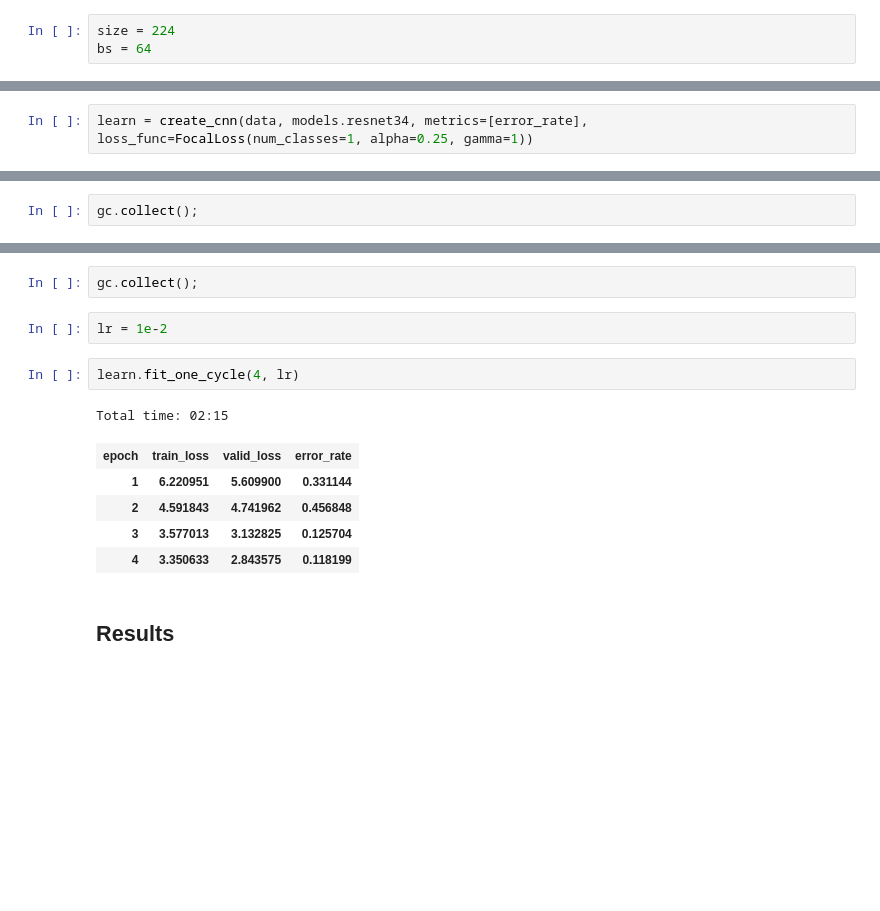
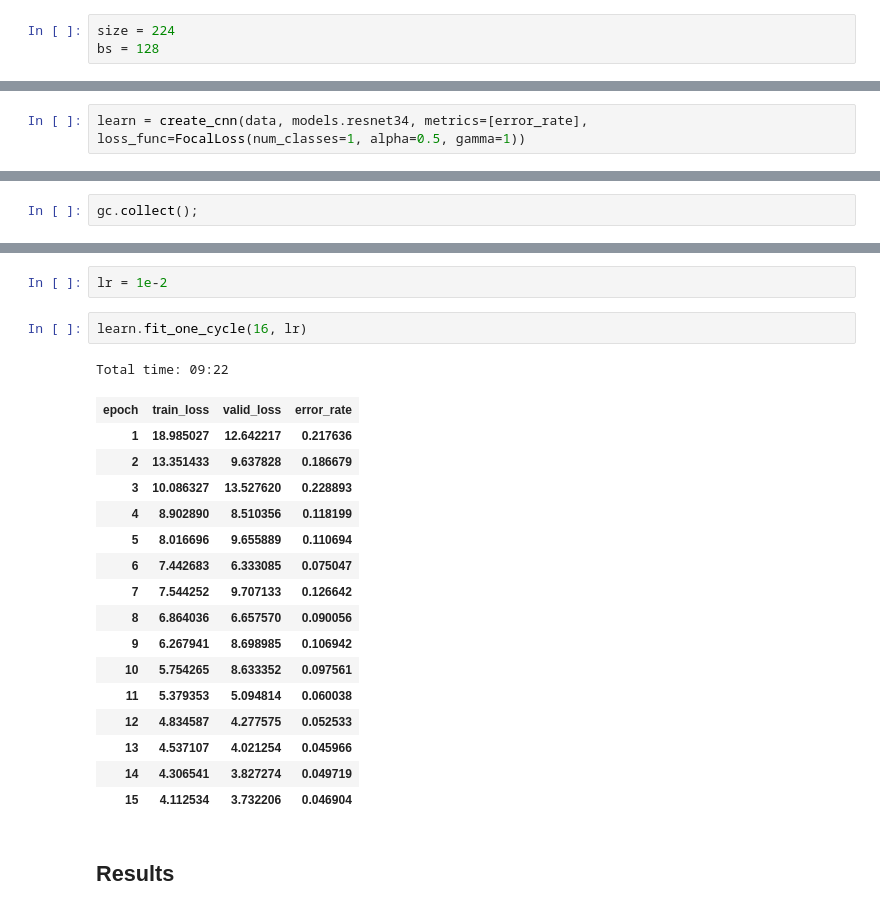
Before and after one commit to ChristianMarzahl/ISBI2019_WhiteBloodCancer, a Jupyter notebook: baseline.ipynb, the cells around one changed output, grey strips where cells are left out. Saved outputs shown, nothing was run; the diff lists cells and outputs as text; blank space fills up the shorter version.

```diff
--- a/baseline.ipynb
+++ b/baseline.ipynb
@@ -72,7 +72,7 @@ print(channel_std)
 pat = re.compile(r'^.*(hem|all).bmp$')
 # %%
 size = 224
-bs = 64
+bs = 128
 # %%
 data  = (ImageDataBunch.from_name_re(path, fnames, pat, ds_tfms=tfms, size=224, bs=bs, valid_pct=0.1)
        ).normalize() #(channel_mean, channel_std)
@@ -117,4 +118,4 @@ class FocalLoss(nn.Module):
         w = self.alpha*t + (1-self.alpha)*(1-t)
         return w * (1-pt).pow(self.gamma)
 # %%
-learn = create_cnn(data, models.resnet34, metrics=[error_rate], loss_func=FocalLoss(num_classes=1, alpha=0.25, gamma=1))
+learn = create_cnn(data, models.resnet34, metrics=[error_rate], loss_func=FocalLoss(num_classes=1, alpha=0.5, gamma=1))
@@ -129,16 +150,25 @@ LR Finder is complete, type {learner_name}.recorder.plot() to see the graph.
-# %%
-gc.collect();
 # %%
 lr = 1e-2
 # %%
-learn.fit_one_cycle(4, lr)
+learn.fit_one_cycle(16, lr)
 # %% [output]
-Total time: 02:15
+Total time: 09:22
 | epoch | train_loss | valid_loss | error_rate |
-| 1 | 6.220951 | 5.609900 | 0.331144 |
-| 2 | 4.591843 | 4.741962 | 0.456848 |
-| 3 | 3.577013 | 3.132825 | 0.125704 |
-| 4 | 3.350633 | 2.843575 | 0.118199 |
+| 1 | 18.985027 | 12.642217 | 0.217636 |
+| 2 | 13.351433 | 9.637828 | 0.186679 |
+| 3 | 10.086327 | 13.527620 | 0.228893 |
+| 4 | 8.902890 | 8.510356 | 0.118199 |
+| 5 | 8.016696 | 9.655889 | 0.110694 |
+| 6 | 7.442683 | 6.333085 | 0.075047 |
+| 7 | 7.544252 | 9.707133 | 0.126642 |
+| 8 | 6.864036 | 6.657570 | 0.090056 |
+| 9 | 6.267941 | 8.698985 | 0.106942 |
+| 10 | 5.754265 | 8.633352 | 0.097561 |
+| 11 | 5.379353 | 5.094814 | 0.060038 |
+| 12 | 4.834587 | 4.277575 | 0.052533 |
+| 13 | 4.537107 | 4.021254 | 0.045966 |
+| 14 | 4.306541 | 3.827274 | 0.049719 |
+| 15 | 4.112534 | 3.732206 | 0.046904 |
 # %% [markdown]
 ## Results
 # %%
```
Also changed, not shown: parts of 6 cells of this notebook, 2 other files.
